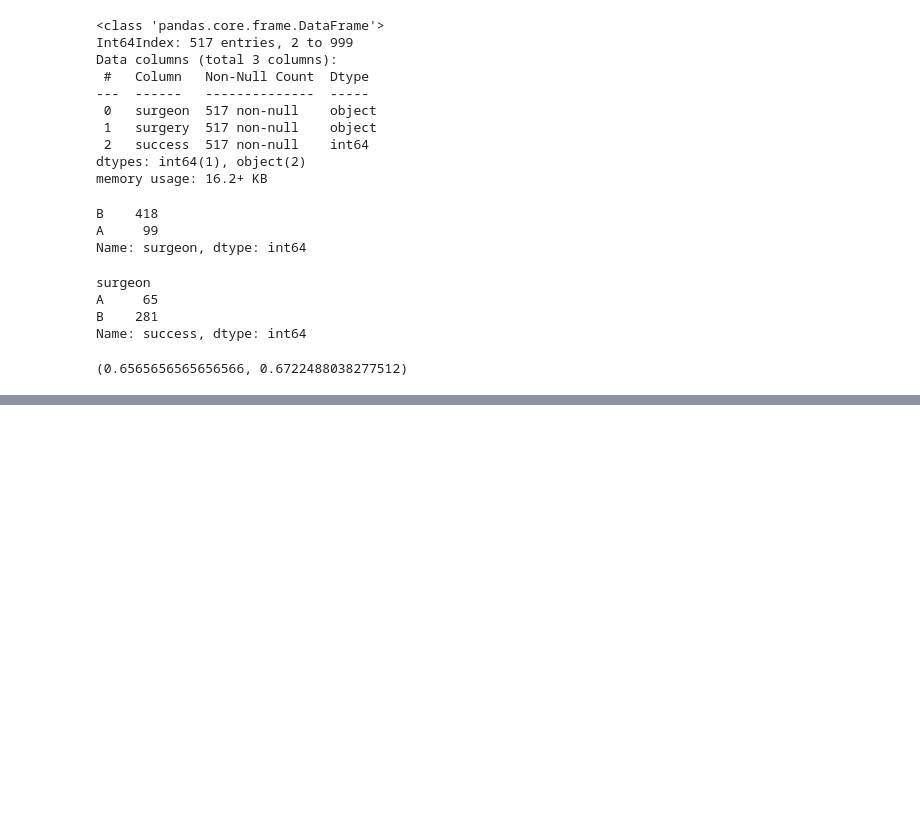
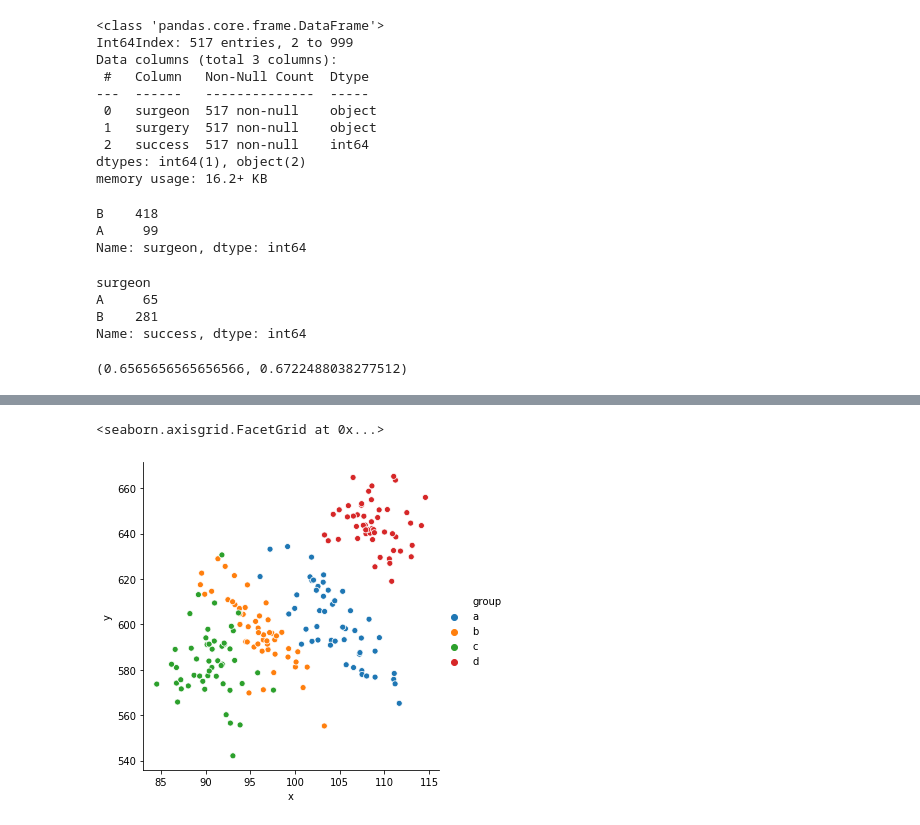
Before and after one commit to Yongliang-Shi/clustering-exercises, a Jupyter notebook: warmup_exercises.ipynb, the cells around one changed output, grey strips where cells are left out. Drawn from its saved outputs; the diff is of its cells as text; code cells hidden in the pictures; blank space fills up the shorter version.

```diff
--- a/warmup_exercises.ipynb
+++ b/warmup_exercises.ipynb
@@ -220,0 +240,5 @@ bypass_suc_a, bypass_suc_b
+# %%
+sns.relplot(data=df2, x='x', y='y', hue='group')
+# %% [output]
+<seaborn.axisgrid.FacetGrid at 0x...>
+[figure, added]
```
Also changed, not shown: parts of 2 cells of this notebook.
